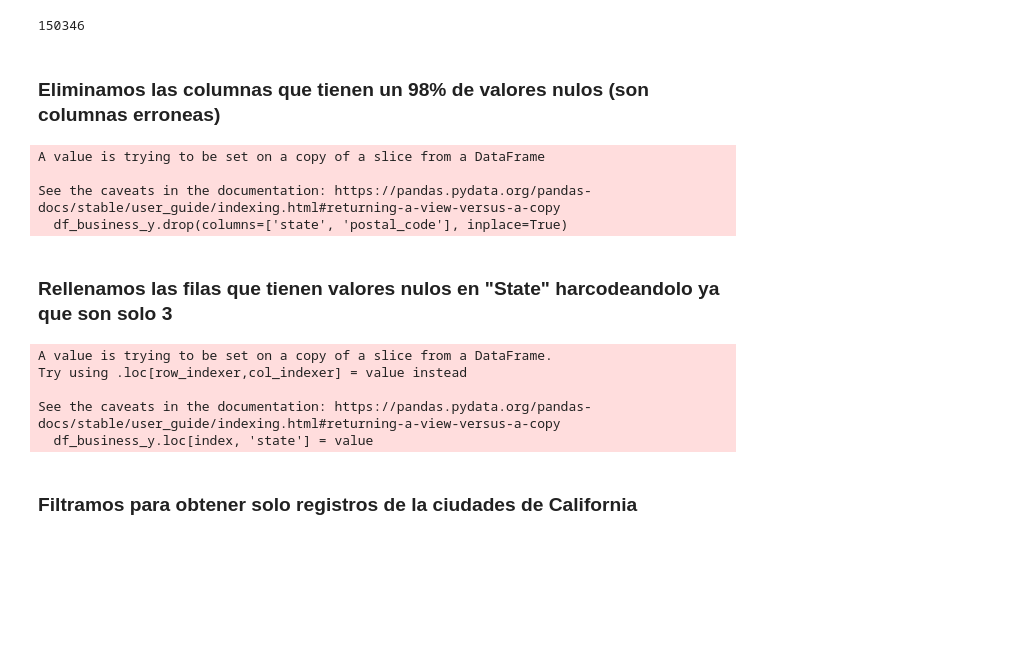
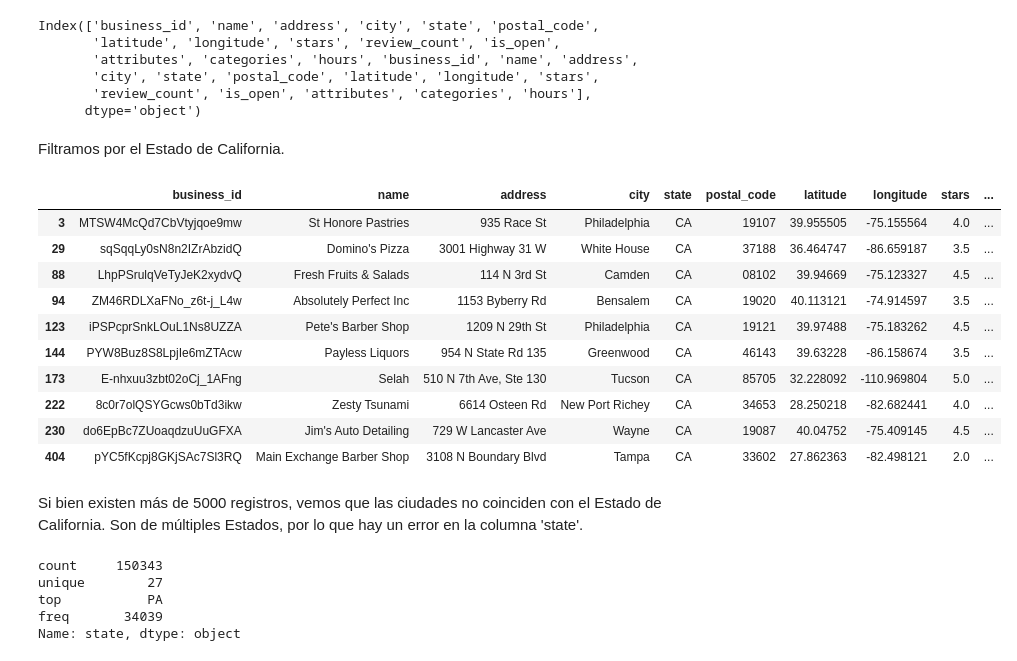
Before and after one commit to gastorellano/epicurean_project, a Jupyter notebook: Data Engineering/ETL/ETL_Yelp/ETL_business_yelp.ipynb, the cells around one changed output. Cells and saved outputs as stored; diff of their text form; code cells hidden in the pictures; blank space fills up the shorter version.

Commit message:
ETL business yelp

```diff
--- a/Data Engineering/ETL/ETL_Yelp/ETL_business_yelp.ipynb
+++ b/Data Engineering/ETL/ETL_Yelp/ETL_business_yelp.ipynb
@@ -8,6 +10,7 @@ import re
 # %%
 # Ruta del archivo .pkl
-file_path = r'C:\Users\Usuario\Desktop\HENRY\PROYECTO FINAL\Proyecto Final\datasets\Yelp\business.pkl'
+file_path = r'C:\Users\GASTON\Desktop\PROYECTO FINAL\DATA\data parcial\business.pkl'
 
 # Cargar el archivo .pkl
 df_business_yelp_base = pd.read_pickle(file_path)
+df_business_yelp_base.head(3)
@@ -16,38 +23,36 @@ df_business_y = df_business_yelp_base
-# %%
-len(df_business_y)
-# %% [output]
-150346
-# %% [markdown]
-### Eliminamos las columnas que tienen un 98% de valores nulos (son columnas erroneas)
-# %%
-# Eliminar columnas duplicadas
-df_business_y = df_business_y.loc[:, ~df_business_y.columns.duplicated()]
-
-# Eliminar las columnas 'state', 'postal_code', y 'hours'
-df_business_y.drop(columns=['state', 'postal_code'], inplace=True)
-# %% [output]
-A value is trying to be set on a copy of a slice from a DataFrame
-
-See the caveats in the documentation: https://pandas.pydata.org/pandas-docs/stable/user_guide/indexing.html#returning-a-view-versus-a-copy
-  df_business_y.drop(columns=['state', 'postal_code'], inplace=True)
-# %% [markdown]
-### Rellenamos las filas que tienen valores nulos en "State" harcodeandolo ya que son solo 3
-# %%
-# Diccionario con indice y valores para rellenar esos vacios
-valores_para_reemplazo = {
-    0: "California",
-    1: "Affton",
-    2: "Arizona",
-}
-
-# Rellenar valores nulos en 'state' con estado específico
-for index, value in valores_para_reemplazo.items():
-    df_business_y.loc[index, 'state'] = value
-# %% [output]
-A value is trying to be set on a copy of a slice from a DataFrame.
-Try using .loc[row_indexer,col_indexer] = value instead
-
-See the caveats in the documentation: https://pandas.pydata.org/pandas-docs/stable/user_guide/indexing.html#returning-a-view-versus-a-copy
-  df_business_y.loc[index, 'state'] = value
-# %% [markdown]
-### Filtramos para obtener solo registros de la ciudades de California
+# %%
+df_business_yelp_base.columns
+# %% [output]
+Index(['business_id', 'name', 'address', 'city', 'state', 'postal_code',
+       'latitude', 'longitude', 'stars', 'review_count', 'is_open',
+       'attributes', 'categories', 'hours', 'business_id', 'name', 'address',
+       'city', 'state', 'postal_code', 'latitude', 'longitude', 'stars',
+       'review_count', 'is_open', 'attributes', 'categories', 'hours'],
+      dtype='object')
+# %% [markdown]
+Filtramos por el Estado de California.
+# %%
+df_california = df_business_yelp_base[df_business_yelp_base['state'] == 'CA']
+df_california.head(10)
+# %% [output]
+|  | business_id | name | address | city | state | postal_code | latitude | longitude | stars | ... |
+| 3 | MTSW4McQd7CbVtyjqoe9mw | St Honore Pastries | 935 Race St | Philadelphia | CA | 19107 | 39.955505 | -75.155564 | 4.0 | ... |
+| 29 | sqSqqLy0sN8n2IZrAbzidQ | Domino's Pizza | 3001 Highway 31 W | White House | CA | 37188 | 36.464747 | -86.659187 | 3.5 | ... |
+| 88 | LhpPSrulqVeTyJeK2xydvQ | Fresh Fruits & Salads | 114 N 3rd St | Camden | CA | 08102 | 39.94669 | -75.123327 | 4.5 | ... |
+| 94 | ZM46RDLXaFNo_z6t-j_L4w | Absolutely Perfect Inc | 1153 Byberry Rd | Bensalem | CA | 19020 | 40.113121 | -74.914597 | 3.5 | ... |
+| 123 | iPSPcprSnkLOuL1Ns8UZZA | Pete's Barber Shop | 1209 N 29th St | Philadelphia | CA | 19121 | 39.97488 | -75.183262 | 4.5 | ... |
+| 144 | PYW8Buz8S8LpjIe6mZTAcw | Payless Liquors | 954 N State Rd 135 | Greenwood | CA | 46143 | 39.63228 | -86.158674 | 3.5 | ... |
+| 173 | E-nhxuu3zbt02oCj_1AFng | Selah | 510 N 7th Ave, Ste 130 | Tucson | CA | 85705 | 32.228092 | -110.969804 | 5.0 | ... |
+| 222 | 8c0r7olQSYGcws0bTd3ikw | Zesty Tsunami | 6614 Osteen Rd | New Port Richey | CA | 34653 | 28.250218 | -82.682441 | 4.0 | ... |
+| 230 | do6EpBc7ZUoaqdzuUuGFXA | Jim's Auto Detailing | 729 W Lancaster Ave | Wayne | CA | 19087 | 40.04752 | -75.409145 | 4.5 | ... |
+| 404 | pYC5fKcpj8GKjSAc7Sl3RQ | Main Exchange Barber Shop | 3108 N Boundary Blvd | Tampa | CA | 33602 | 27.862363 | -82.498121 | 2.0 | ... |
+# %% [markdown]
+Si bien existen más de 5000 registros, vemos que las ciudades no coinciden con el Estado de California. Son de múltiples Estados, por lo que hay un error en la columna 'state'.
+# %%
+df_business_yelp_base['state'].describe()
+# %% [output]
+count     150343
+unique        27
+top           PA
+freq       34039
+Name: state, dtype: object
```
Also changed, not shown: parts of 20 cells of this notebook.
